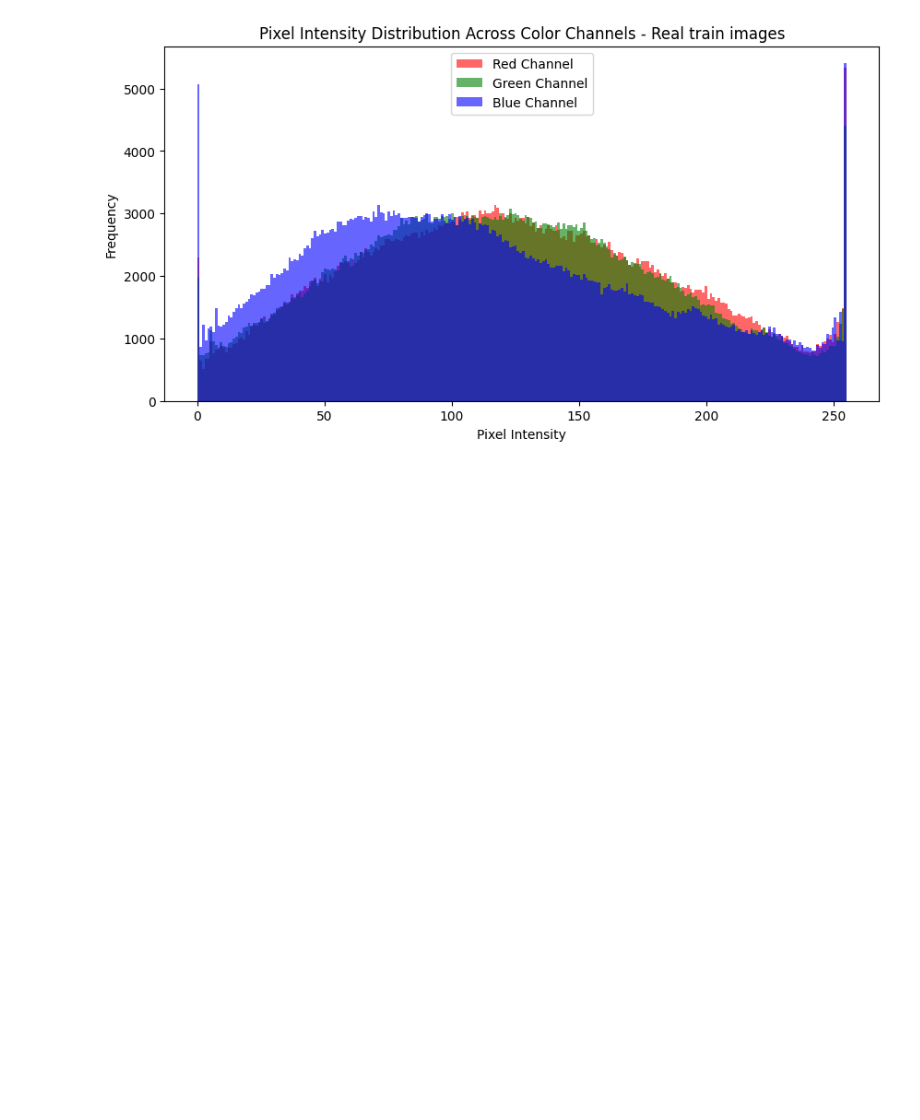
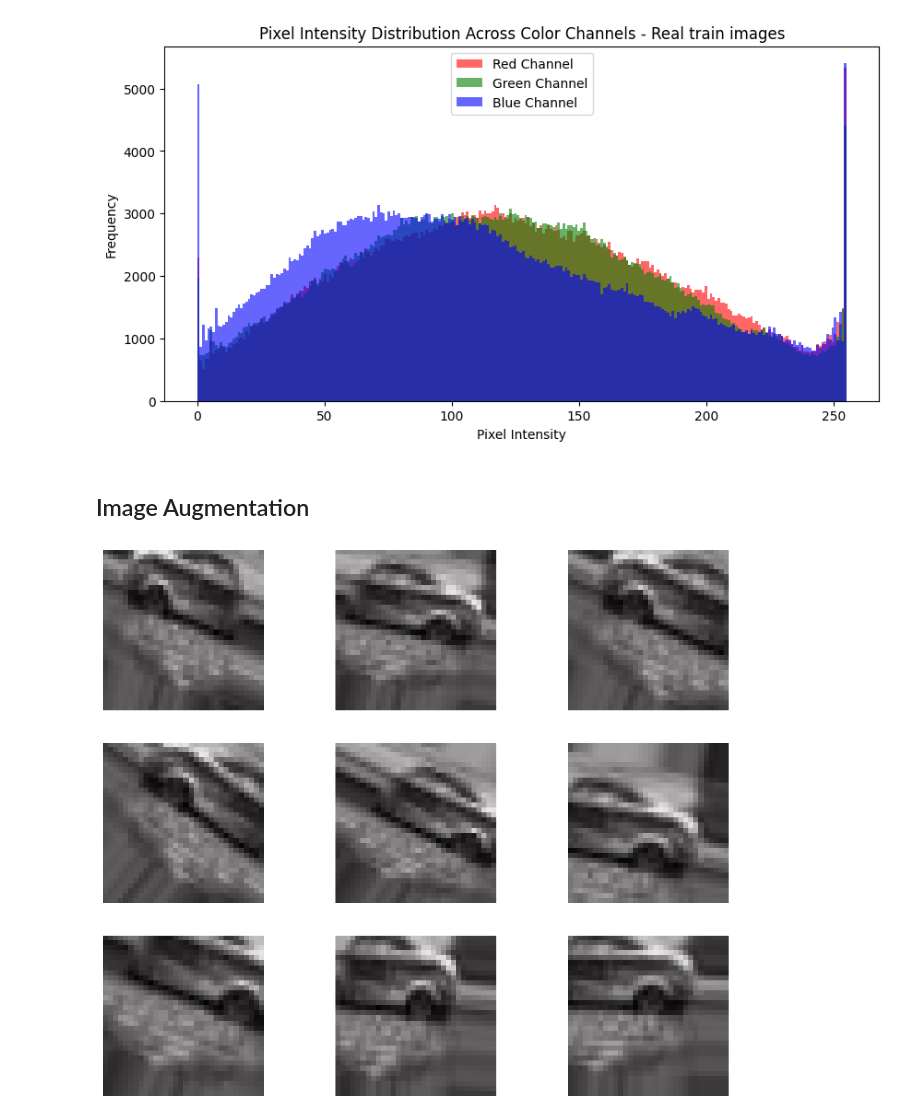
Before and after one commit to abhinav-gautam/Identification-of-AI-generated-images, a Jupyter notebook: exploratory_data_analysis_cifake.ipynb, the cells around one changed output. Cells and saved outputs as stored; diff of their text form; code cells hidden in the pictures; blank space fills up the shorter version.

```diff
--- a/exploratory_data_analysis_cifake.ipynb
+++ b/exploratory_data_analysis_cifake.ipynb
@@ -54,3 +54,9 @@ pixel_intensity(real_train_images, title="Real train images")
 [figure]
 [figure]
 [figure]
+# %% [markdown]
+## Image Augmentation
+# %%
+plot_augmented_image(fake_test_images[1])
+# %% [output]
+[figure, added]
```
Also changed, not shown: parts of 1 cell of this notebook, 1 other file.
